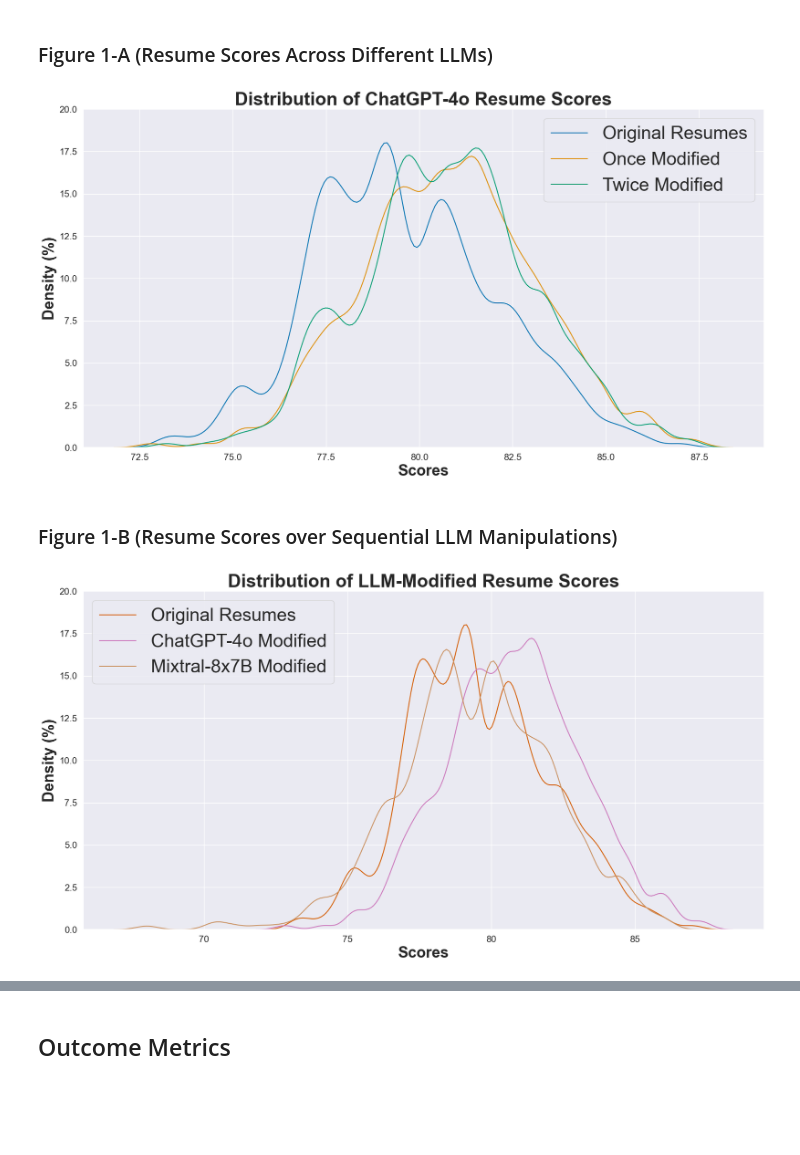
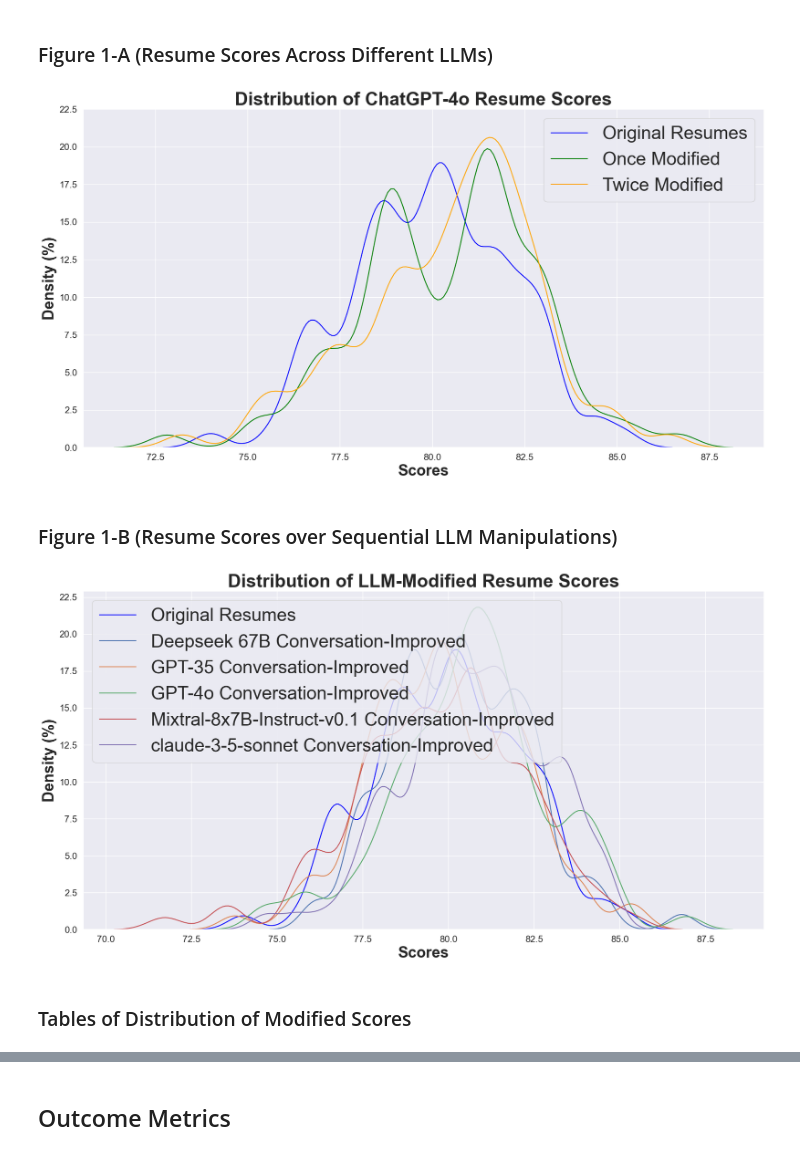
Before and after one commit to heyyjudes/llm-hiring-ecosystem, a Jupyter notebook: validation_tests/significance_tests.ipynb, the cells around one changed output, grey strips where cells are left out. Cells and saved outputs as stored; diff of their text form; code cells hidden in the pictures; blank space fills up the shorter version.

```diff
--- a/validation_tests/significance_tests.ipynb
+++ b/validation_tests/significance_tests.ipynb
@@ -12,14 +1,37 @@ df = pd.read_csv('oct_data.csv', index_col=0)
+# %%
+# Imports needed in every section
+import pandas as pd
+#import testing_scripts.constants as constants
+import numpy as np
+import seaborn as sns
+import matplotlib.pyplot as plt
+from sklearn.metrics import roc_curve, confusion_matrix
+
+#Read Data
+df = pd.read_csv('oct_data.csv', index_col=0)
+folder_name = "../sample_input_data/supplementary_materials_output_data/ScalableJobDescriptionOutputs_100SampleSize/"
+df_model_scalable = {
+    'Deepseek 67B Conversation-Improved':pd.read_csv(folder_name+'Deepseek_67B.csv'),
+    'GPT-35 Conversation-Improved':pd.read_csv(folder_name+'gpt-3.5-turbo.csv'), #gpt-3.5-turbo
+    'GPT-4o Conversation-Improved':pd.read_csv(folder_name+'gpt-4o-2024-08-06.csv'), #ChatGPT-4o-2024-08-0
+    'Mixtral-8x7B-Instruct-v0.1 Conversation-Improved':pd.read_csv(folder_name+'Mixtral-8x7B-Instruct-v0.1.csv'),
+    'Meta-Llama-3-70B-Instruct-Turbo Conversation-Improved': pd.read_csv(folder_name+'Meta-Llama-3-70B-Instruct-Turbo.csv'),
+    'claude-3-5-sonnet Conversation-Improved':pd.read_csv(folder_name+'claude-3.5-sonnet.csv')}
+
+df_general_linkedin = pd.read_csv(folder_name+"/../GeneralLinkedinJobDescriptionScores.csv")
+original_df = pd.read_csv(folder_name+"Original_CV.csv")
 # %% [markdown]
 ## Motivating Figures (Section 3)
 # %% [markdown]
 ### Figure 1-A (Resume Scores Across Different LLMs)
 # %%
 sns.set_theme(rc={'figure.figsize':(20,10)})
+first_three_colors = ['blue', 'green', 'orange']
 
-fig = sns.kdeplot(df['CVDoorDash PM Score'], bw_adjust=0.5, color=first_three_colors[0])  # bw_adjust adjusts the smoothness
-fig = sns.kdeplot(df['Cleaned GPT-4o Conversation-Improved CVDoorDash PM Score'], bw_adjust=0.5, color=first_three_colors[1])
+fig = sns.kdeplot(original_df['CVScalable PM Score'], bw_adjust=0.5, color=first_three_colors[0])  # bw_adjust adjusts the smoothness
+fig = sns.kdeplot(df_model_scalable['GPT-4o Conversation-Improved']['Cleaned GPT-4o Conversation-Improved CVDoorDash PM Score'], bw_adjust=0.5, color=first_three_colors[1])
 #sns.kdeplot(df['CVDoorDash PM Score'], bw_adjust=0.5)  # bw_adjust adjusts the smoothness
-fig = sns.kdeplot(df['Cleaned Twice GPT-4o Conversation-Improved CVDoorDash PM Score'], bw_adjust=0.5, color=first_three_colors[2])
+fig = sns.kdeplot(df_model_scalable['GPT-4o Conversation-Improved']['Cleaned Twice GPT-4o Conversation-Improved CVDoorDash PM Score'], bw_adjust=0.5, color=first_three_colors[2])
 plt.title('Distribution of ChatGPT-4o Resume Scores', fontsize=30, fontweight="bold")
 plt.yticks(fig.get_yticks(), np.round(fig.get_yticks() * 100, 2))
 plt.xticks(fontsize=15)
@@ -31,24 +43,27 @@ plt.legend(['Original Resumes', 'Once Modified', 'Twice Modified'], fontsize=30)
 plt.savefig('chatgpt1.png')
 plt.show()
 # %% [output]
-[figure, old version]
+[figure, new version]
 # %% [markdown]
 ### Figure 1-B (Resume Scores over Sequential LLM Manipulations)
 # %%
 sns.set_theme(rc={'figure.figsize':(20,10)})
-sns.kdeplot(df['CVDoorDash PM Score'], bw_adjust=0.5, color=next_three[0])  # bw_adjust adjusts the smoothness
-sns.kdeplot(df['Cleaned GPT-4o Conversation-Improved CVDoorDash PM Score'], bw_adjust=0.5, color=next_three[1])
-#sns.kdeplot(df['CVDoorDash PM Score'], bw_adjust=0.5)  # bw_adjust adjusts the smoothness
-sns.kdeplot(df['Cleaned Together Conversation-Improved CVDoorDash PM Score'], bw_adjust=0.5, color=next_three[2])
+sns.kdeplot(original_df['CVScalable PM Score'], bw_adjust=0.5, color=first_three_colors[0])
+
+for key in df_model_scalable:
+    column_name = 'Cleaned '+key + ' CVScalable PM Score'
+    sns.kdeplot(df_model_scalable[key][column_name], bw_adjust=0.5)
 plt.title('Distribution of LLM-Modified Resume Scores', fontsize=30,fontweight="bold")
 plt.xlabel('Scores', fontsize=25, fontweight="bold")
 plt.yticks(fig.get_yticks(), np.round(fig.get_yticks() * 100, 2))
 plt.xticks(fontsize=15)
 plt.yticks(fontsize=15)
 plt.ylabel('Density (%)', fontsize=25, fontweight="bold")
-plt.legend(['Original Resumes', 'ChatGPT-4o Modified', 'Mixtral-8x7B Modified'], fontsize=30)# fontweight="bold")
+plt.legend(['Original Resumes']+list(df_model_scalable.keys()), fontsize=30)# fontweight="bold")
 #plt.grid()
 plt.savefig("differentllms1.png")
 plt.show()
 # %% [output]
-[figure, old version]
+[figure, new version]
+# %% [markdown]
+### Tables of Distribution of Modified Scores
```
Also changed, not shown: parts of 4 cells of this notebook, 16 other files.
